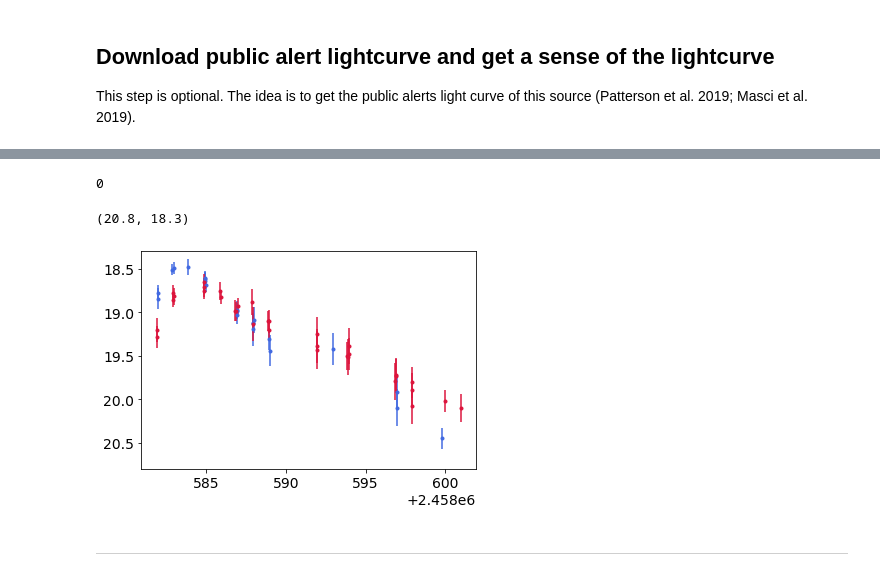
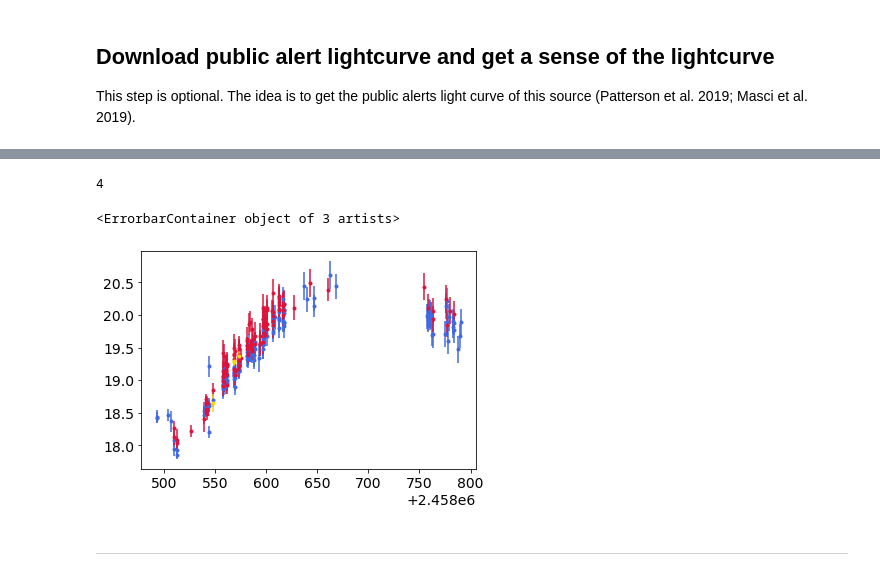
Before and after one commit to yaoyuhan/ForcePhotZTF, a Jupyter notebook: demo.ipynb, the cells around one changed output, grey strips where cells are left out. Cells and saved outputs as stored; diff of their text form; code cells hidden in the pictures.

```diff
--- a/demo.ipynb
+++ b/demo.ipynb
@@ -71,7 +71,7 @@ emcee.__version__
 '3.0rc2'
 # %%
 # name your transient: can be a ZTFname or anything you want
-name = 'ZTF18abfcmjw'
+name = 'ZTF19aaciohh'
 # provide the directory under which you want to score all of your data
 targetdir = os.getcwd() + '/' + name + '/'
 # %%
@@ -120,16 +127,17 @@ ixi = dfs["fid"]==3
 # %%
 np.sum(ixi) # no i-band public data
 # %% [output]
-0
+4
 # %%
 plt.figure()
 ax = plt.subplot(111)
 ax.errorbar(dfs["jd"][ixg], dfs["magpsf"][ixg], dfs["sigmapsf"][ixg], fmt = ".", color = "royalblue")
 ax.errorbar(dfs["jd"][ixr], dfs["magpsf"][ixr], dfs["sigmapsf"][ixr], fmt = ".", color = "crimson")
-ax.set_ylim(20.8, 18.3)
+ax.errorbar(dfs["jd"][ixi], dfs["magpsf"][ixi], dfs["sigmapsf"][ixi], fmt = ".", color = "gold")
+#ax.set_ylim(20.8, 18.3)
 # %% [output]
-(20.8, 18.3)
+<ErrorbarContainer object of 3 artists>
-[figure, old version]
+[figure, new version]
 # %% [markdown]
 ***
 # %% [markdown]
```
Also changed, not shown: parts of 32 cells of this notebook.
